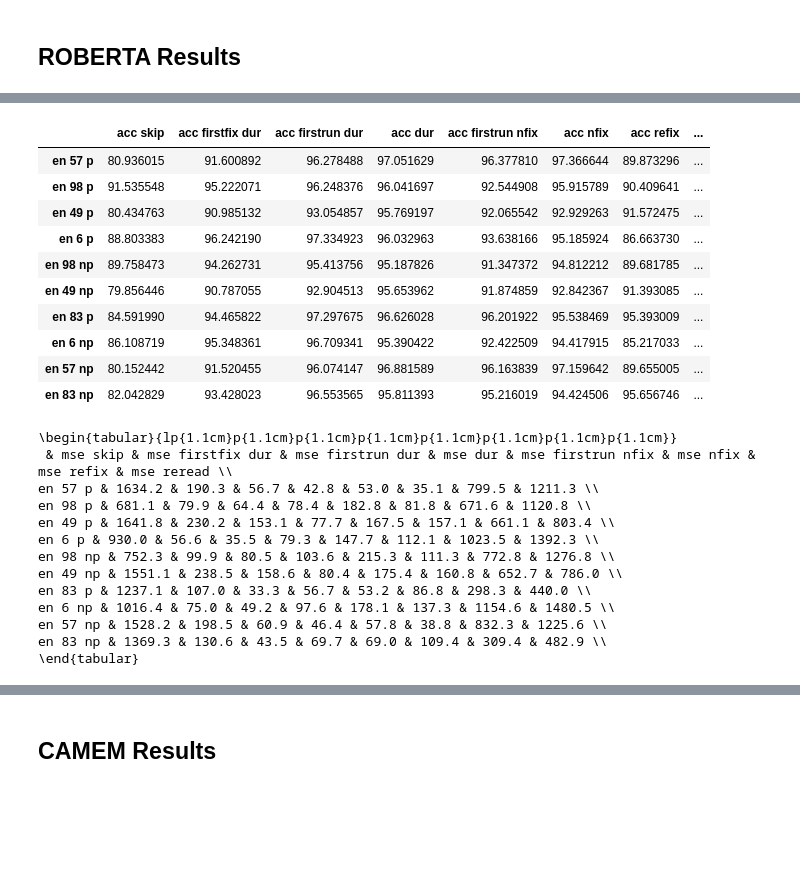
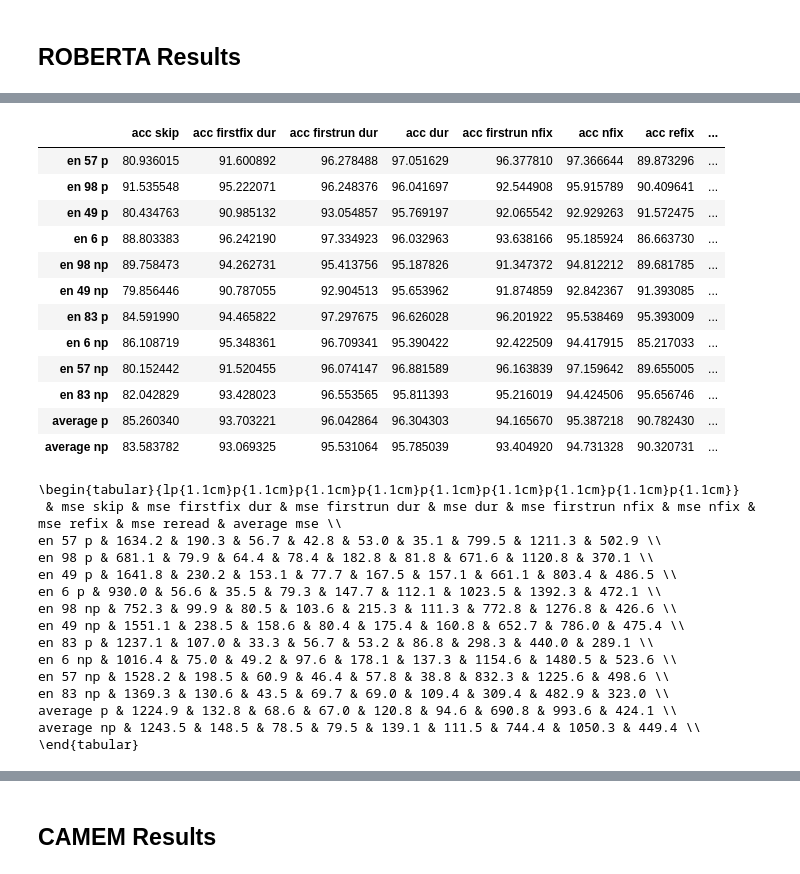
Before and after one commit to Andrew-Wyn/augmenting_nlms_meco, a Jupyter notebook: notebook/finetuning_results.ipynb, the cells around one changed output, grey strips where cells are left out. Saved outputs shown, nothing was run; the diff lists cells and outputs as text; code cells hidden in the pictures; blank space fills up the shorter version.

```diff
--- a/notebook/finetuning_results.ipynb
+++ b/notebook/finetuning_results.ipynb
@@ -89,31 +114,42 @@ pd.DataFrame(res_mse_roberta).T
 # %%
-pd.DataFrame(res_mae_roberta).T
+df_mae_roberta = pd.DataFrame(res_mae_roberta).T
+df_mae_roberta['average mse'] = df_mae_roberta.mean(axis=1)
+avg_p = df_mae_roberta.apply(average_en_p_rows)
+avg_np = df_mae_roberta.apply(average_en_np_rows)
+df_mae_roberta.loc["average p"] = avg_p
+df_mae_roberta.loc["average np"] = avg_np
-# %% [output]
-|  | acc skip | acc firstfix dur | acc firstrun dur | acc dur | acc firstrun nfix | acc nfix | acc refix | ... |
-| en 57 p | 80.936015 | 91.600892 | 96.278488 | 97.051629 | 96.377810 | 97.366644 | 89.873296 | ... |
-| en 98 p | 91.535548 | 95.222071 | 96.248376 | 96.041697 | 92.544908 | 95.915789 | 90.409641 | ... |
-| en 49 p | 80.434763 | 90.985132 | 93.054857 | 95.769197 | 92.065542 | 92.929263 | 91.572475 | ... |
-| en 6 p | 88.803383 | 96.242190 | 97.334923 | 96.032963 | 93.638166 | 95.185924 | 86.663730 | ... |
-| en 98 np | 89.758473 | 94.262731 | 95.413756 | 95.187826 | 91.347372 | 94.812212 | 89.681785 | ... |
-| en 49 np | 79.856446 | 90.787055 | 92.904513 | 95.653962 | 91.874859 | 92.842367 | 91.393085 | ... |
-| en 83 p | 84.591990 | 94.465822 | 97.297675 | 96.626028 | 96.201922 | 95.538469 | 95.393009 | ... |
-| en 6 np | 86.108719 | 95.348361 | 96.709341 | 95.390422 | 92.422509 | 94.417915 | 85.217033 | ... |
-| en 57 np | 80.152442 | 91.520455 | 96.074147 | 96.881589 | 96.163839 | 97.159642 | 89.655005 | ... |
-| en 83 np | 82.042829 | 93.428023 | 96.553565 | 95.811393 | 95.216019 | 94.424506 | 95.656746 | ... |
+# %%
+df_mae_roberta
+# %% [output]
+|  | acc skip | acc firstfix dur | acc firstrun dur | acc dur | acc firstrun nfix | acc nfix | acc refix | ... |
+| en 57 p | 80.936015 | 91.600892 | 96.278488 | 97.051629 | 96.377810 | 97.366644 | 89.873296 | ... |
+| en 98 p | 91.535548 | 95.222071 | 96.248376 | 96.041697 | 92.544908 | 95.915789 | 90.409641 | ... |
+| en 49 p | 80.434763 | 90.985132 | 93.054857 | 95.769197 | 92.065542 | 92.929263 | 91.572475 | ... |
+| en 6 p | 88.803383 | 96.242190 | 97.334923 | 96.032963 | 93.638166 | 95.185924 | 86.663730 | ... |
+| en 98 np | 89.758473 | 94.262731 | 95.413756 | 95.187826 | 91.347372 | 94.812212 | 89.681785 | ... |
+| en 49 np | 79.856446 | 90.787055 | 92.904513 | 95.653962 | 91.874859 | 92.842367 | 91.393085 | ... |
+| en 83 p | 84.591990 | 94.465822 | 97.297675 | 96.626028 | 96.201922 | 95.538469 | 95.393009 | ... |
+| en 6 np | 86.108719 | 95.348361 | 96.709341 | 95.390422 | 92.422509 | 94.417915 | 85.217033 | ... |
+| en 57 np | 80.152442 | 91.520455 | 96.074147 | 96.881589 | 96.163839 | 97.159642 | 89.655005 | ... |
+| en 83 np | 82.042829 | 93.428023 | 96.553565 | 95.811393 | 95.216019 | 94.424506 | 95.656746 | ... |
+| average p | 85.260340 | 93.703221 | 96.042864 | 96.304303 | 94.165670 | 95.387218 | 90.782430 | ... |
+| average np | 83.583782 | 93.069325 | 95.531064 | 95.785039 | 93.404920 | 94.731328 | 90.320731 | ... |
 # %%
-process_to_present(res_mse_roberta)
+process_to_present(df_mse_roberta)
 # %% [output]
-\begin{tabular}{lp{1.1cm}p{1.1cm}p{1.1cm}p{1.1cm}p{1.1cm}p{1.1cm}p{1.1cm}p{1.1cm}}
- & mse skip & mse firstfix dur & mse firstrun dur & mse dur & mse firstrun nfix & mse nfix & mse refix & mse reread \\
-en 57 p & 1634.2 & 190.3 & 56.7 & 42.8 & 53.0 & 35.1 & 799.5 & 1211.3 \\
-en 98 p & 681.1 & 79.9 & 64.4 & 78.4 & 182.8 & 81.8 & 671.6 & 1120.8 \\
-en 49 p & 1641.8 & 230.2 & 153.1 & 77.7 & 167.5 & 157.1 & 661.1 & 803.4 \\
-en 6 p & 930.0 & 56.6 & 35.5 & 79.3 & 147.7 & 112.1 & 1023.5 & 1392.3 \\
-en 98 np & 752.3 & 99.9 & 80.5 & 103.6 & 215.3 & 111.3 & 772.8 & 1276.8 \\
-en 49 np & 1551.1 & 238.5 & 158.6 & 80.4 & 175.4 & 160.8 & 652.7 & 786.0 \\
-en 83 p & 1237.1 & 107.0 & 33.3 & 56.7 & 53.2 & 86.8 & 298.3 & 440.0 \\
-en 6 np & 1016.4 & 75.0 & 49.2 & 97.6 & 178.1 & 137.3 & 1154.6 & 1480.5 \\
-en 57 np & 1528.2 & 198.5 & 60.9 & 46.4 & 57.8 & 38.8 & 832.3 & 1225.6 \\
-en 83 np & 1369.3 & 130.6 & 43.5 & 69.7 & 69.0 & 109.4 & 309.4 & 482.9 \\
+\begin{tabular}{lp{1.1cm}p{1.1cm}p{1.1cm}p{1.1cm}p{1.1cm}p{1.1cm}p{1.1cm}p{1.1cm}p{1.1cm}}
+ & mse skip & mse firstfix dur & mse firstrun dur & mse dur & mse firstrun nfix & mse nfix & mse refix & mse reread & average mse \\
+en 57 p & 1634.2 & 190.3 & 56.7 & 42.8 & 53.0 & 35.1 & 799.5 & 1211.3 & 502.9 \\
+en 98 p & 681.1 & 79.9 & 64.4 & 78.4 & 182.8 & 81.8 & 671.6 & 1120.8 & 370.1 \\
+en 49 p & 1641.8 & 230.2 & 153.1 & 77.7 & 167.5 & 157.1 & 661.1 & 803.4 & 486.5 \\
+en 6 p & 930.0 & 56.6 & 35.5 & 79.3 & 147.7 & 112.1 & 1023.5 & 1392.3 & 472.1 \\
+en 98 np & 752.3 & 99.9 & 80.5 & 103.6 & 215.3 & 111.3 & 772.8 & 1276.8 & 426.6 \\
+en 49 np & 1551.1 & 238.5 & 158.6 & 80.4 & 175.4 & 160.8 & 652.7 & 786.0 & 475.4 \\
+en 83 p & 1237.1 & 107.0 & 33.3 & 56.7 & 53.2 & 86.8 & 298.3 & 440.0 & 289.1 \\
+en 6 np & 1016.4 & 75.0 & 49.2 & 97.6 & 178.1 & 137.3 & 1154.6 & 1480.5 & 523.6 \\
+en 57 np & 1528.2 & 198.5 & 60.9 & 46.4 & 57.8 & 38.8 & 832.3 & 1225.6 & 498.6 \\
+en 83 np & 1369.3 & 130.6 & 43.5 & 69.7 & 69.0 & 109.4 & 309.4 & 482.9 & 323.0 \\
+average p & 1224.9 & 132.8 & 68.6 & 67.0 & 120.8 & 94.6 & 690.8 & 993.6 & 424.1 \\
+average np & 1243.5 & 148.5 & 78.5 & 79.5 & 139.1 & 111.5 & 744.4 & 1050.3 & 449.4 \\
 \end{tabular}
 # %%
```
Also changed, not shown: parts of 16 cells of this notebook.
